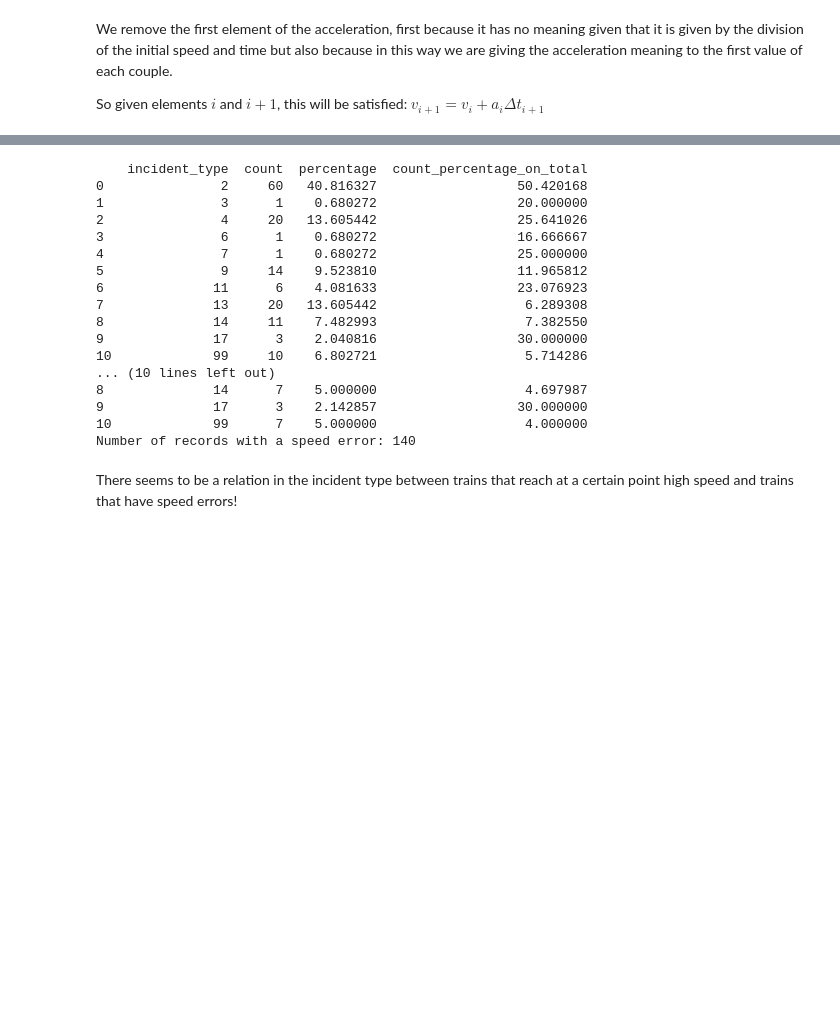
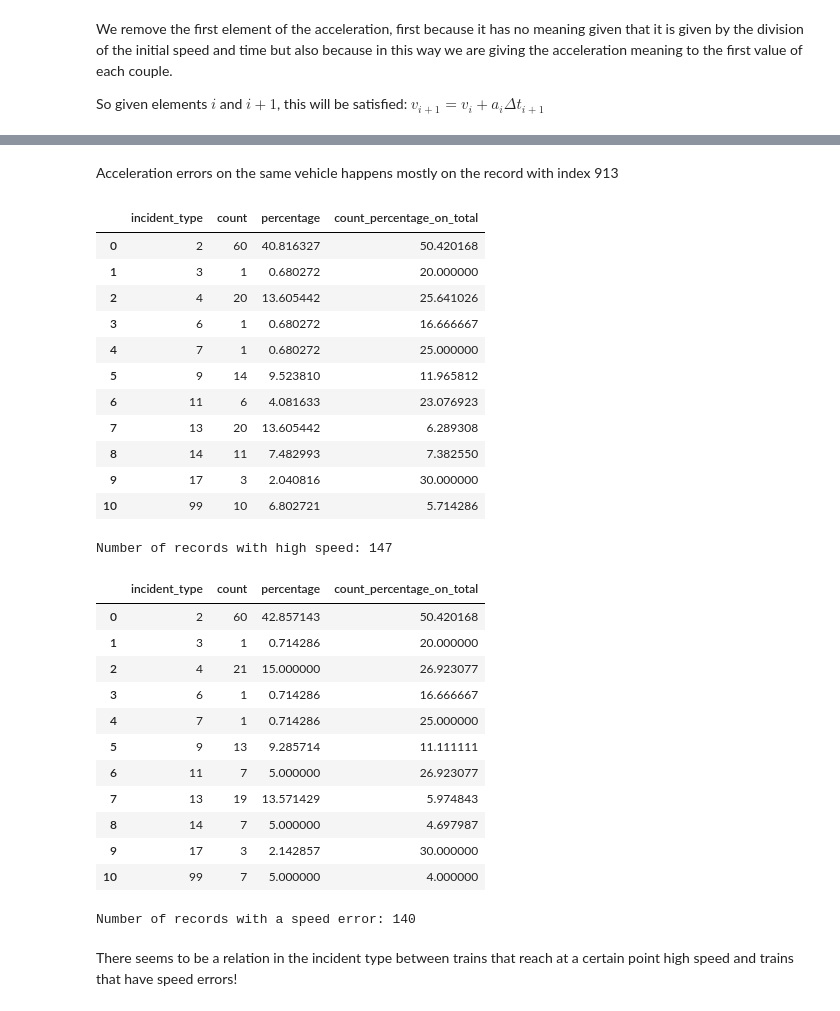
Before and after one commit to Carda01/SNCB_IncidentClassifier, a Jupyter notebook: pre_data_analysis/events_analysis.ipynb, the cells around one changed output, grey strips where cells are left out. Cells and saved outputs as stored; diff of their text form; code cells hidden in the pictures; blank space fills up the shorter version.

```diff
--- a/pre_data_analysis/events_analysis.ipynb
+++ b/pre_data_analysis/events_analysis.ipynb
@@ -302,28 +335,39 @@ Number of speed errors on the same vehicle: 19
+# %% [markdown]
+Acceleration errors on the same vehicle happens mostly on the record with index 913
 # %%
 df_with_high_acceleration = df[df['acceleration'].apply(lambda x: has_acceleration_over_threshold(x, 10))]
 df_with_acceleration_error = df[df['acceleration'].apply(lambda x: has_acceleration_error(x, MAX_ACCELERATION))]
-print(get_stats_incidents(df_with_high_acceleration))
+display(get_stats_incidents(df_with_high_acceleration))
 print(f"Number of records with high speed: {df_with_high_acceleration.shape[0]}")
-print(get_stats_incidents(df_with_acceleration_error))
+display(get_stats_incidents(df_with_acceleration_error))
 print(f"Number of records with a speed error: {df_with_acceleration_error.shape[0]}")
 # %% [output]
+|  | incident_type | count | percentage | count_percentage_on_total |
+| 0 | 2 | 60 | 40.816327 | 50.420168 |
+| 1 | 3 | 1 | 0.680272 | 20.000000 |
+| 2 | 4 | 20 | 13.605442 | 25.641026 |
+| 3 | 6 | 1 | 0.680272 | 16.666667 |
+| 4 | 7 | 1 | 0.680272 | 25.000000 |
+| 5 | 9 | 14 | 9.523810 | 11.965812 |
+| 6 | 11 | 6 | 4.081633 | 23.076923 |
+| 7 | 13 | 20 | 13.605442 | 6.289308 |
+| 8 | 14 | 11 | 7.482993 | 7.382550 |
+| 9 | 17 | 3 | 2.040816 | 30.000000 |
+| 10 | 99 | 10 | 6.802721 | 5.714286 |
-    incident_type  count  percentage  count_percentage_on_total
-0               2     60   40.816327                  50.420168
-1               3      1    0.680272                  20.000000
-2               4     20   13.605442                  25.641026
-3               6      1    0.680272                  16.666667
-4               7      1    0.680272                  25.000000
-5               9     14    9.523810                  11.965812
-6              11      6    4.081633                  23.076923
-7              13     20   13.605442                   6.289308
-8              14     11    7.482993                   7.382550
-9              17      3    2.040816                  30.000000
-10             99     10    6.802721                   5.714286
-... (10 lines left out)
-8              14      7    5.000000                   4.697987
-9              17      3    2.142857                  30.000000
-10             99      7    5.000000                   4.000000
-Number of records with a speed error: 140
+Number of records with high speed: 147
+|  | incident_type | count | percentage | count_percentage_on_total |
+| 0 | 2 | 60 | 42.857143 | 50.420168 |
+| 1 | 3 | 1 | 0.714286 | 20.000000 |
+| 2 | 4 | 21 | 15.000000 | 26.923077 |
+| 3 | 6 | 1 | 0.714286 | 16.666667 |
+| 4 | 7 | 1 | 0.714286 | 25.000000 |
+| 5 | 9 | 13 | 9.285714 | 11.111111 |
+| 6 | 11 | 7 | 5.000000 | 26.923077 |
+| 7 | 13 | 19 | 13.571429 | 5.974843 |
+| 8 | 14 | 7 | 5.000000 | 4.697987 |
+| 9 | 17 | 3 | 2.142857 | 30.000000 |
+| 10 | 99 | 7 | 5.000000 | 4.000000 |
+Number of records with a speed error: 140
 # %% [markdown]
 There seems to be a relation in the incident type between trains that reach at a certain point high speed and trains that have speed errors!
 # %%
```
Also changed, not shown: parts of 12 cells of this notebook.
